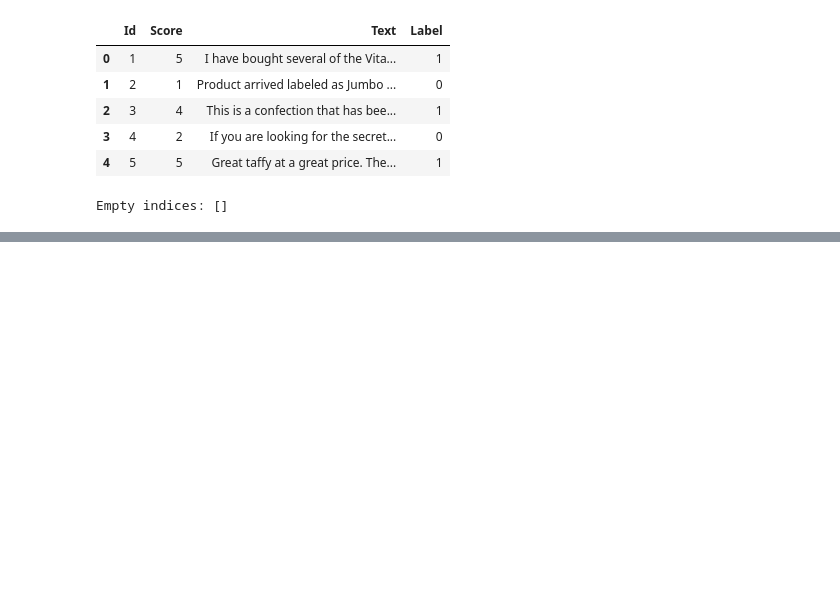
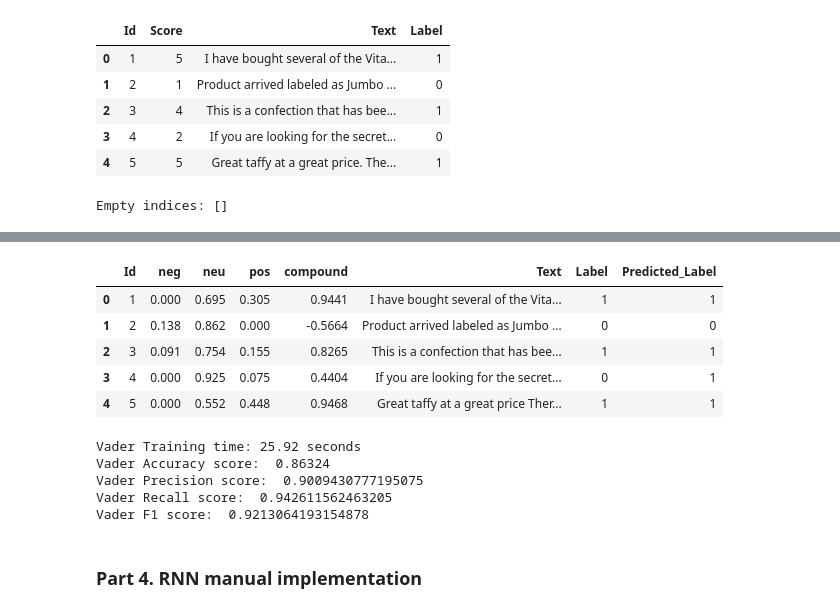
Before and after one commit to CalesSla/NLP_Sentiment_Analysis_mini_projects_V2, a Jupyter notebook: Amazon_reviews_model_selection.ipynb, the cells around one changed output, grey strips where cells are left out. Drawn from its saved outputs; the diff is of its cells as text; code cells hidden in the pictures; blank space fills up the shorter version.

```diff
--- a/Amazon_reviews_model_selection.ipynb
+++ b/Amazon_reviews_model_selection.ipynb
@@ -97,0 +188,8 @@ Empty indices: []
+# %%
+# Create dataframe for convenience
+df = pd.DataFrame({'Text': reviews, 'Label': labels})
+df = df.reset_index()
+df['Id'] = df['index'] + 1
+df.drop('index', axis = 1, inplace = True)
+df = df[['Id', 'Text', 'Label']]
+df.head()
@@ -97,0 +203,52 @@ Empty indices: []
+# %%
+vader_start_time = time.time()
+
+# Define Vader Sentiment analyzer model
+sia = SentimentIntensityAnalyzer()
+
+# Get the results
+res = {}
+for i, row in tqdm(df.iterrows(), total = len(df)):
+  text = row['Text']
+  myid = row['Id']
+  res[myid] = sia.polarity_scores(text)
+
+vaders = pd.DataFrame(res).T
+vaders = vaders.reset_index().rename(columns = {'index': 'Id'})
+vaders = vaders.merge(df, how = 'left')
+vaders['Predicted_Label'] = np.where(vaders['compound'] >= 0, 1, 0)
+
+vader_end_time = time.time()
+vader_execution_time = vader_end_time - vader_start_time
+
+vaders.head()
+# %% [output]
+|  | Id | neg | neu | pos | compound | Text | Label | Predicted_Label |
+| 0 | 1 | 0.000 | 0.695 | 0.305 | 0.9441 | I have bought several of the Vita... | 1 | 1 |
+| 1 | 2 | 0.138 | 0.862 | 0.000 | -0.5664 | Product arrived labeled as Jumbo ... | 0 | 0 |
+| 2 | 3 | 0.091 | 0.754 | 0.155 | 0.8265 | This is a confection that has bee... | 1 | 1 |
+| 3 | 4 | 0.000 | 0.925 | 0.075 | 0.4404 | If you are looking for the secret... | 0 | 1 |
+| 4 | 5 | 0.000 | 0.552 | 0.448 | 0.9468 | Great taffy at a great price Ther... | 1 | 1 |
+# %%
+# Model evaluation
+print('Vader Training time: {} seconds'. format(round(vader_execution_time, 2)))
+print('Vader Accuracy score: ', format(accuracy_score(vaders['Label'], vaders['Predicted_Label'])))
+print('Vader Precision score: ', format(precision_score(vaders['Label'], vaders['Predicted_Label'])))
+print('Vader Recall score: ', format(recall_score(vaders['Label'], vaders['Predicted_Label'])))
+print('Vader F1 score: ', format(f1_score(vaders['Label'], vaders['Predicted_Label'])))
+
+# Model evaluation dictionary
+vader_results = {'Name': "Vaders Analyser",
+                                         "Training Time": round(vader_execution_time, 2),
+                                         "Accuracy score": accuracy_score(vaders['Label'], vaders['Predicted_Label']),
+                                         "Precision score": precision_score(vaders['Label'], vaders['Predicted_Label']),
+                                         "Recall score": recall_score(vaders['Label'], vaders['Predicted_Label']),
+                                         "F1 score": f1_score(vaders['Label'], vaders['Predicted_Label'])}
+# %% [output]
+Vader Training time: 25.92 seconds
+Vader Accuracy score:  0.86324
+Vader Precision score:  0.9009430777195075
+Vader Recall score:  0.942611562463205
+Vader F1 score:  0.9213064193154878
+# %% [markdown]
+### Part 4. RNN manual implementation
```
Also changed, not shown: parts of 29 cells of this notebook, 1 other file.
